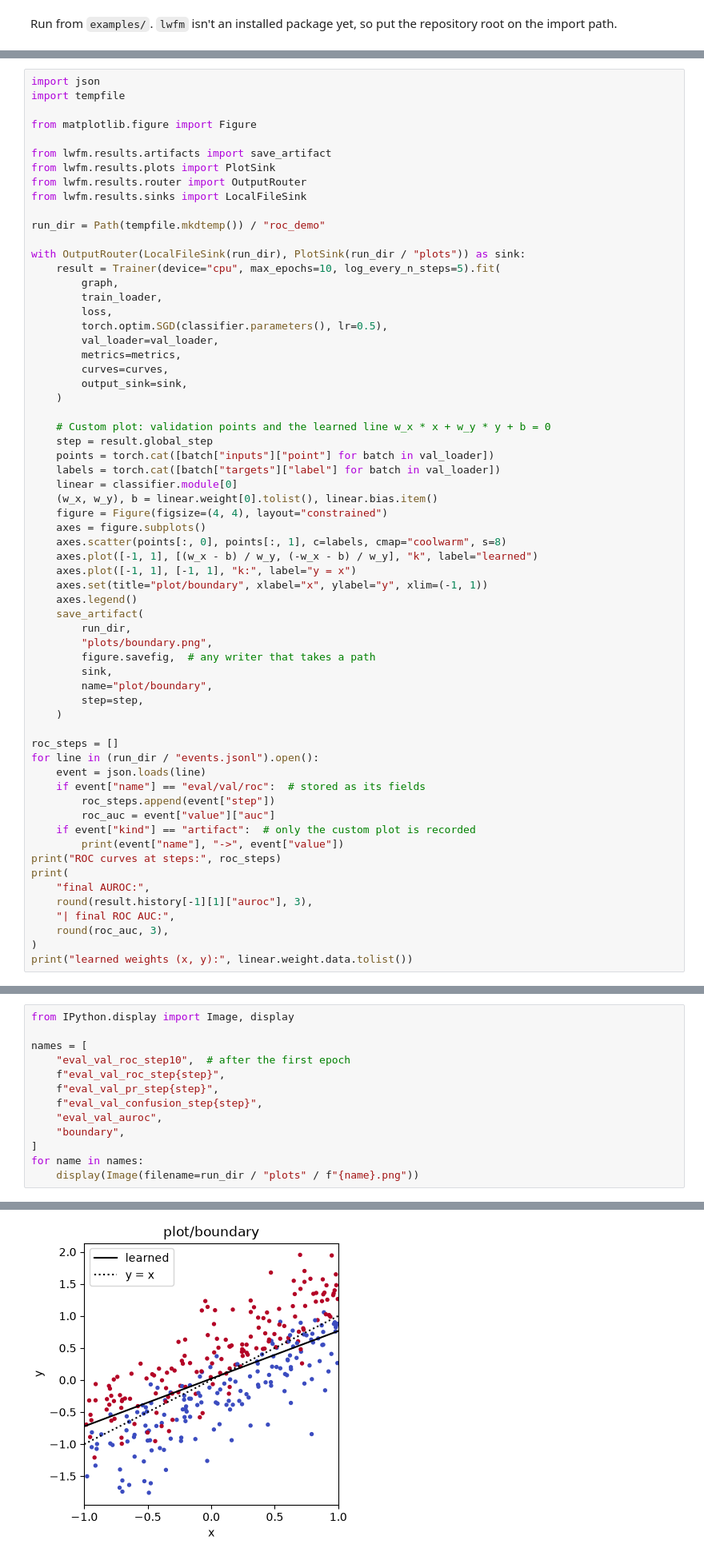
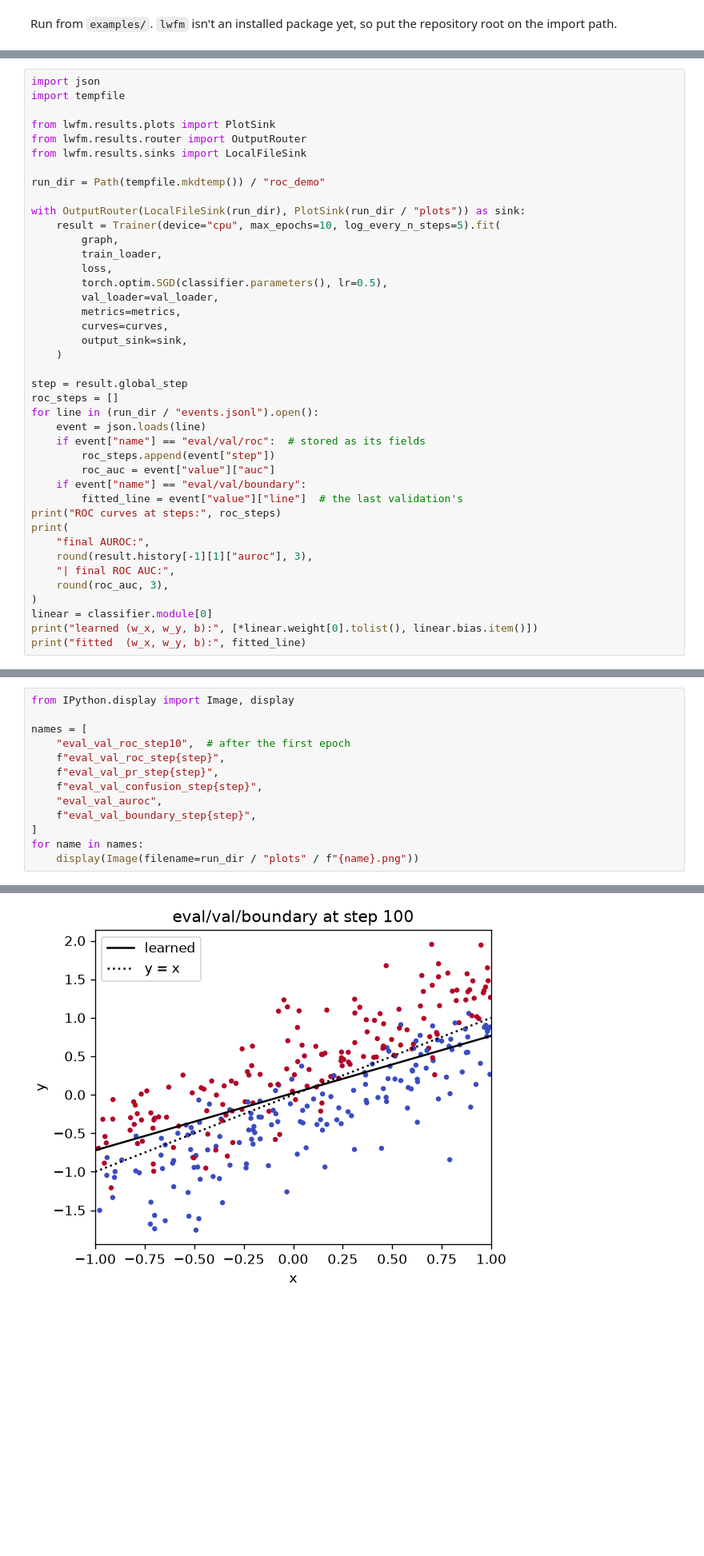
Before and after one commit to tile-and-error/imagenet-classification, a Jupyter notebook: examples/roc_plot_sink.ipynb, the cells around one changed output, grey strips where cells are left out. Shown at 80% size. Cells and saved outputs as stored; diff of their text form; blank space fills up the shorter version.

Commit message:
Clearer demonstration of custom Axes by overriding draw()

```diff
--- a/examples/roc_plot_sink.ipynb
+++ b/examples/roc_plot_sink.ipynb
@@ -119,9 +156,6 @@ its path, so the run record lists it.
 import json
 import tempfile
 
-from matplotlib.figure import Figure
-
-from lwfm.results.artifacts import save_artifact
 from lwfm.results.plots import PlotSink
 from lwfm.results.router import OutputRouter
 from lwfm.results.sinks import LocalFileSink
@@ -140,36 +174,15 @@ with OutputRouter(LocalFileSink(run_dir), PlotSink(run_dir / "plots")) as sink:
         output_sink=sink,
     )
 
-    # Custom plot: validation points and the learned line w_x * x + w_y * y + b = 0
-    step = result.global_step
-    points = torch.cat([batch["inputs"]["point"] for batch in val_loader])
-    labels = torch.cat([batch["targets"]["label"] for batch in val_loader])
-    linear = classifier.module[0]
-    (w_x, w_y), b = linear.weight[0].tolist(), linear.bias.item()
-    figure = Figure(figsize=(4, 4), layout="constrained")
-    axes = figure.subplots()
-    axes.scatter(points[:, 0], points[:, 1], c=labels, cmap="coolwarm", s=8)
-    axes.plot([-1, 1], [(w_x - b) / w_y, (-w_x - b) / w_y], "k", label="learned")
-    axes.plot([-1, 1], [-1, 1], "k:", label="y = x")
-    axes.set(title="plot/boundary", xlabel="x", ylabel="y", xlim=(-1, 1))
-    axes.legend()
-    save_artifact(
-        run_dir,
-        "plots/boundary.png",
-        figure.savefig,  # any writer that takes a path
-        sink,
-        name="plot/boundary",
-        step=step,
-    )
-
+step = result.global_step
 roc_steps = []
 for line in (run_dir / "events.jsonl").open():
     event = json.loads(line)
     if event["name"] == "eval/val/roc":  # stored as its fields
         roc_steps.append(event["step"])
         roc_auc = event["value"]["auc"]
-    if event["kind"] == "artifact":  # only the custom plot is recorded
-        print(event["name"], "->", event["value"])
+    if event["name"] == "eval/val/boundary":
+        fitted_line = event["value"]["line"]  # the last validation's
 print("ROC curves at steps:", roc_steps)
 print(
     "final AUROC:",
@@ -177,5 +190,7 @@ print(
     "| final ROC AUC:",
     round(roc_auc, 3),
 )
-print("learned weights (x, y):", linear.weight.data.tolist())
+linear = classifier.module[0]
+print("learned (w_x, w_y, b):", [*linear.weight[0].tolist(), linear.bias.item()])
+print("fitted  (w_x, w_y, b):", fitted_line)
 # %% [output]
@@ -195,23 +210,23 @@ table: the first and last ROC curves are `eval_val_roc_step10.png` and
 # %%
 from IPython.display import Image, display
 
 names = [
     "eval_val_roc_step10",  # after the first epoch
     f"eval_val_roc_step{step}",
     f"eval_val_pr_step{step}",
     f"eval_val_confusion_step{step}",
     "eval_val_auroc",
-    "boundary",
+    f"eval_val_boundary_step{step}",
 ]
 for name in names:
     display(Image(filename=run_dir / "plots" / f"{name}.png"))
 # %% [output]
 [figure]
 [figure]
 [figure]
 [figure]
 [figure]
-[figure, old version]
+[figure, new version]
 # %% [markdown]
 ## 5. Notes
 
```
Also changed, not shown: parts of 6 cells of this notebook, 4 other files.
